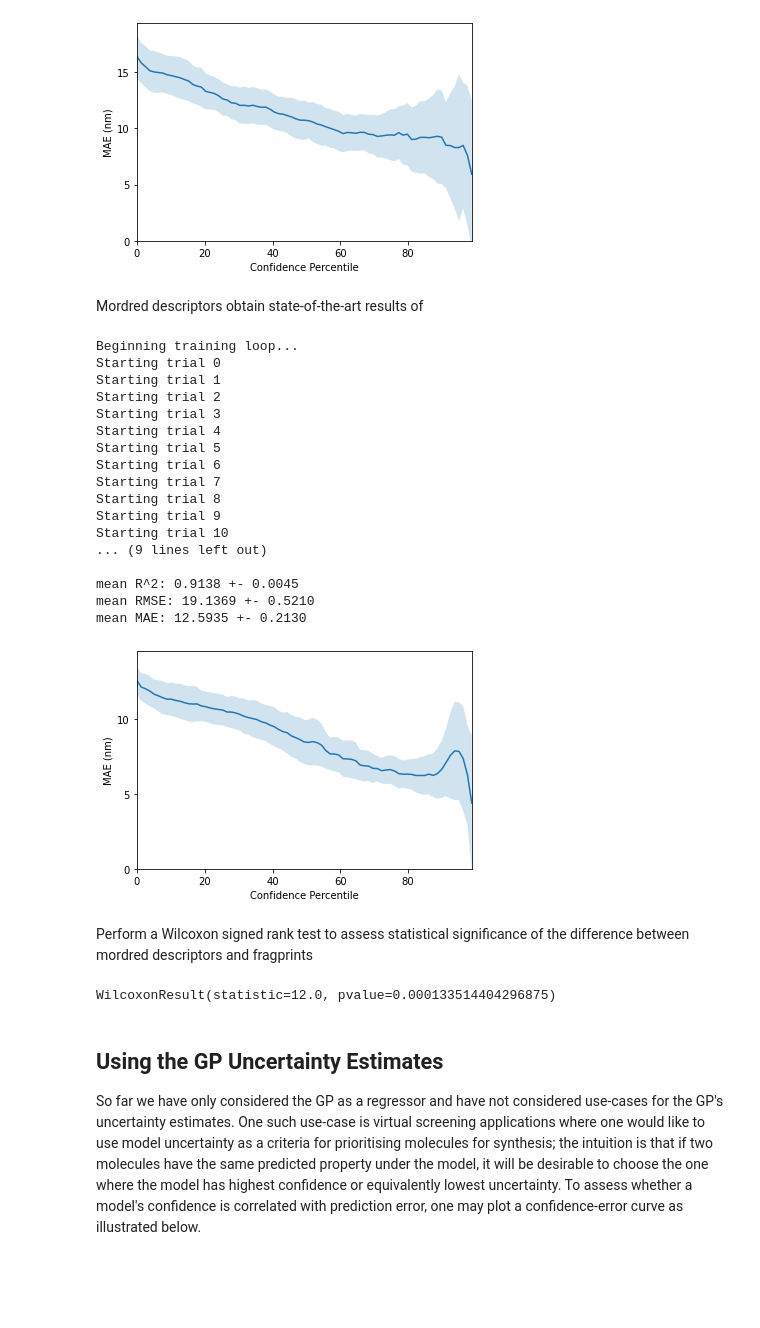
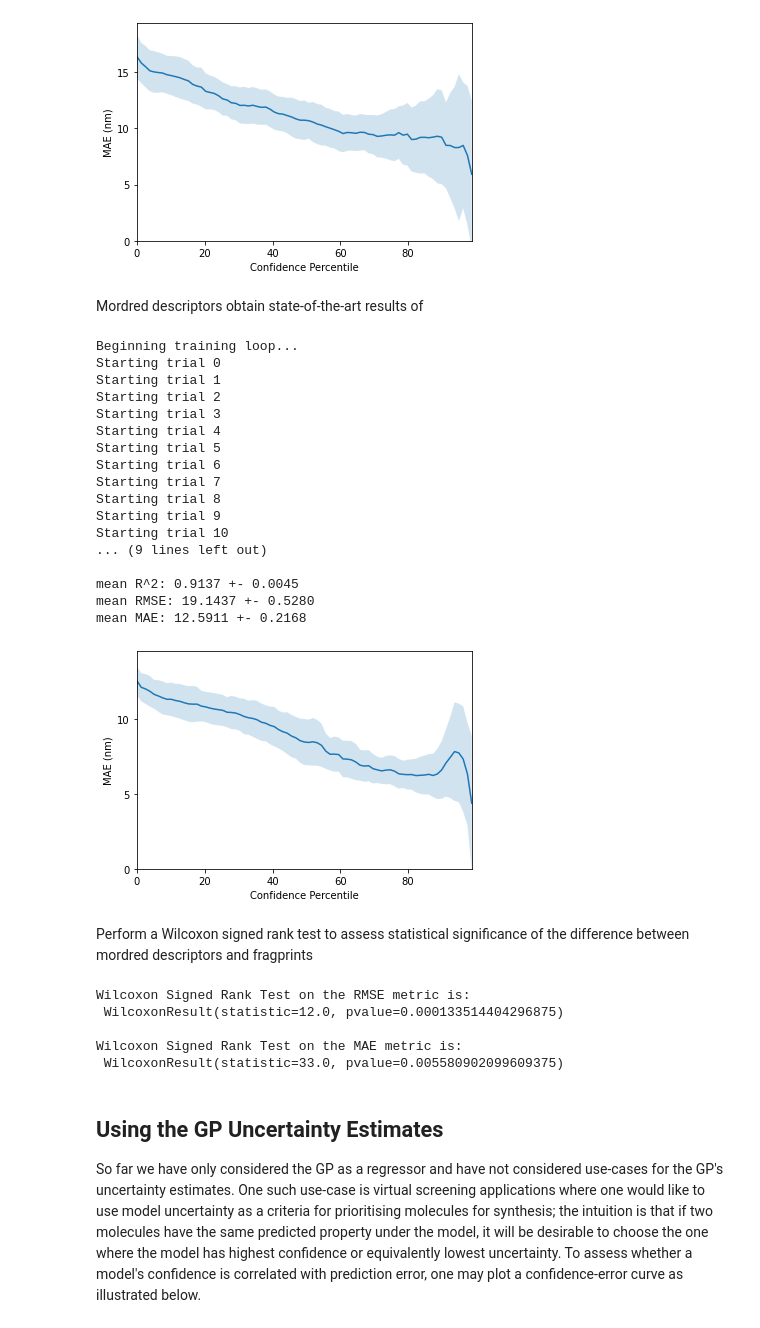
Before and after one commit to leojklarner/gauche, a Jupyter notebook: notebooks/GP Regression on Molecules.ipynb, the cells around one changed output. Drawn from its saved outputs; the diff is of its cells as text; code cells hidden in the pictures; blank space fills up the shorter version.

```diff
--- a/notebooks/GP Regression on Molecules.ipynb
+++ b/notebooks/GP Regression on Molecules.ipynb
@@ -293,7 +289,7 @@ def evaluate_model(X, y, use_mordred=False):
     plt.yticks(np.arange(0, np.max(upper) + 1, 5.0))
     plt.show()
 
-    return rmse_list
+    return rmse_list, mae_list
 # %% [output]
 DEBUG:matplotlib.pyplot:Loaded backend module://matplotlib_inline.backend_inline version unknown.
 # %% [markdown]
@@ -342,39 +338,47 @@ mean R^2: 0.8544 +- 0.0083
 mean RMSE: 24.7961 +- 0.7422
 mean MAE: 16.3670 +- 0.4354
 [figure]
-# %% [markdown]
-Mordred descriptors obtain state-of-the-art results of
-# %%
-rmse_mordred = evaluate_model(X_mordred, y, use_mordred=True)
-# %% [output]
-Beginning training loop...
-Starting trial 0
-Starting trial 1
-Starting trial 2
-Starting trial 3
-Starting trial 4
-Starting trial 5
-Starting trial 6
-Starting trial 7
-Starting trial 8
-Starting trial 9
-Starting trial 10
-... (9 lines left out)
-
-mean R^2: 0.9138 +- 0.0045
-mean RMSE: 19.1369 +- 0.5210
-mean MAE: 12.5935 +- 0.2130
-[figure, removed]
-# %% [markdown]
-Perform a Wilcoxon signed rank test to assess statistical significance of the difference between mordred descriptors and fragprints
-# %%
-"""Wilcoxon signed rank test"""
-
-from scipy.stats import wilcoxon
-
-print(wilcoxon(rmse_fragprints, rmse_mordred))
-# %% [output]
-WilcoxonResult(statistic=12.0, pvalue=0.000133514404296875)
+# %% [markdown]
+Mordred descriptors obtain state-of-the-art results of
+# %%
+rmse_mordred, mae_mordred = evaluate_model(X_mordred, y, use_mordred=True)
+# %% [output]
+Beginning training loop...
+Starting trial 0
+Starting trial 1
+Starting trial 2
+Starting trial 3
+Starting trial 4
+Starting trial 5
+Starting trial 6
+Starting trial 7
+Starting trial 8
+Starting trial 9
+Starting trial 10
+... (9 lines left out)
+
+mean R^2: 0.9137 +- 0.0045
+mean RMSE: 19.1437 +- 0.5280
+mean MAE: 12.5911 +- 0.2168
+[figure, added]
+# %% [markdown]
+Perform a Wilcoxon signed rank test to assess statistical significance of the difference between mordred descriptors and fragprints
+# %%
+"""Wilcoxon signed rank test"""
+
+from scipy.stats import wilcoxon
+
+# RMSE
+print(f'Wilcoxon Signed Rank Test on the RMSE metric is:\n {wilcoxon(rmse_fragprints, rmse_mordred)}\n')
+
+# MAE
+print(f'Wilcoxon Signed Rank Test on the MAE metric is:\n {wilcoxon(mae_fragprints, mae_mordred)}\n')
+# %% [output]
+Wilcoxon Signed Rank Test on the RMSE metric is:
+ WilcoxonResult(statistic=12.0, pvalue=0.000133514404296875)
+
+Wilcoxon Signed Rank Test on the MAE metric is:
+ WilcoxonResult(statistic=33.0, pvalue=0.005580902099609375)
 # %% [markdown]
 ## Using the GP Uncertainty Estimates ##
 
```
Also changed, not shown: parts of 7 cells of this notebook, 1 other file.
